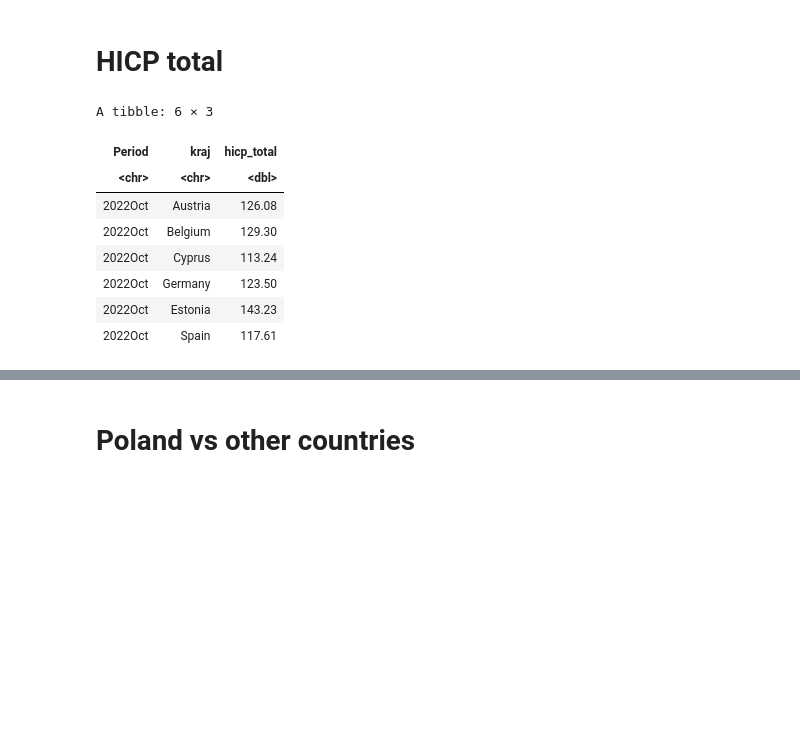
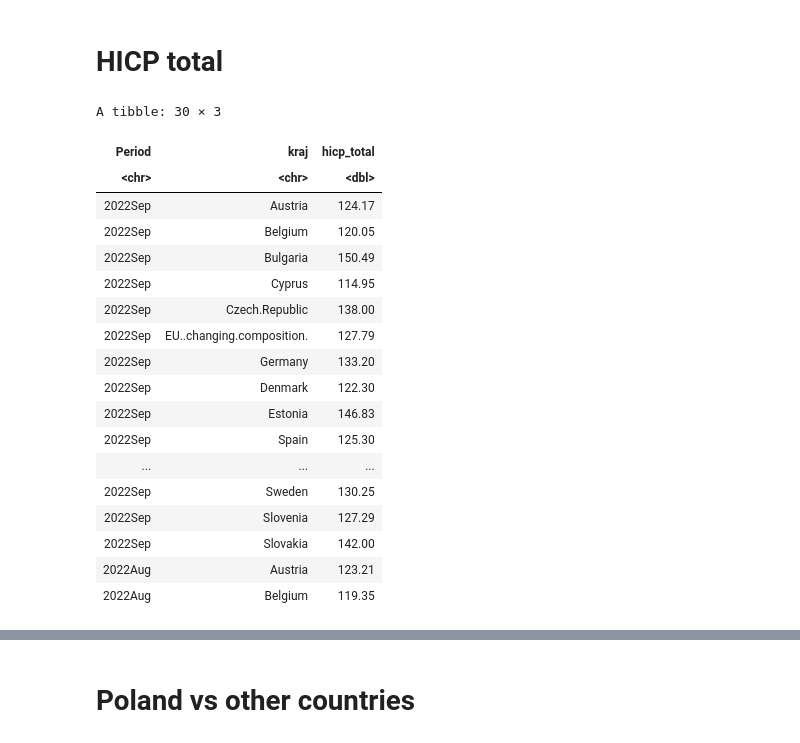
Before and after one commit to AdamixD/SAD_Projekt_1, a Jupyter notebook: Problem2.ipynb, the cells around one changed output, grey strips where cells are left out. Saved outputs shown, nothing was run; the diff lists cells and outputs as text; code cells hidden in the pictures; blank space fills up the shorter version.

Commit message:
hicp total for food

```diff
--- a/Problem2.ipynb
+++ b/Problem2.ipynb
@@ -148,6 +148,6 @@ plot <- function(data, title, countries, types) {
 # %% [markdown]
 # HICP total
 # %%
-hicp_total <- read.csv("data/HICP_total.csv", header = TRUE, sep = ",")
+hicp_total <- read.csv("data/HICP_food.csv", header = TRUE, sep = ",")
 # %%
 hicp_total = head(tail(hicp_total, n=nrow(hicp_total) - 1), 300)
@@ -156,20 +154,30 @@ hicp_total = head(tail(hicp_total, n=nrow(hicp_total) - 1), 300)
 # %%
-hicp_total$Germany <- sapply(hicp_total$Germany, as.numeric)
+hicp_total$Slovenia <- sapply(hicp_total$Slovenia, as.numeric)
 # %%
 # hicp total to tidy
 hicp_total_tidy = hicp_total |> pivot_longer(-Period, names_to = "kraj", values_to = "hicp_total")
 # %%
-head(hicp_total_tidy)
+head(hicp_total_tidy, n= 30)
 # %% [output]
-A tibble: 6 × 3
+A tibble: 30 × 3
 | Period | kraj | hicp_total |
 | <chr> | <chr> | <dbl> |
-| 2022Oct | Austria | 126.08 |
-| 2022Oct | Belgium | 129.30 |
-| 2022Oct | Cyprus | 113.24 |
-| 2022Oct | Germany | 123.50 |
-| 2022Oct | Estonia | 143.23 |
-| 2022Oct | Spain | 117.61 |
+| 2022Sep | Austria | 124.17 |
+| 2022Sep | Belgium | 120.05 |
+| 2022Sep | Bulgaria | 150.49 |
+| 2022Sep | Cyprus | 114.95 |
+| 2022Sep | Czech.Republic | 138.00 |
+| 2022Sep | EU..changing.composition. | 127.79 |
+| 2022Sep | Germany | 133.20 |
+| 2022Sep | Denmark | 122.30 |
+| 2022Sep | Estonia | 146.83 |
+| 2022Sep | Spain | 125.30 |
+| ... | ... | ... |
+| 2022Sep | Sweden | 130.25 |
+| 2022Sep | Slovenia | 127.29 |
+| 2022Sep | Slovakia | 142.00 |
+| 2022Aug | Austria | 123.21 |
+| 2022Aug | Belgium | 119.35 |
 # %%
 hicp_total_tidy$Period <- lapply(hicp_total_tidy$Period, gsub, pattern = "Jan", replacement = "01")
 hicp_total_tidy$Period <- lapply(hicp_total_tidy$Period, gsub, pattern = "Feb", replacement = "02")
```
Also changed, not shown: parts of 20 cells of this notebook.
